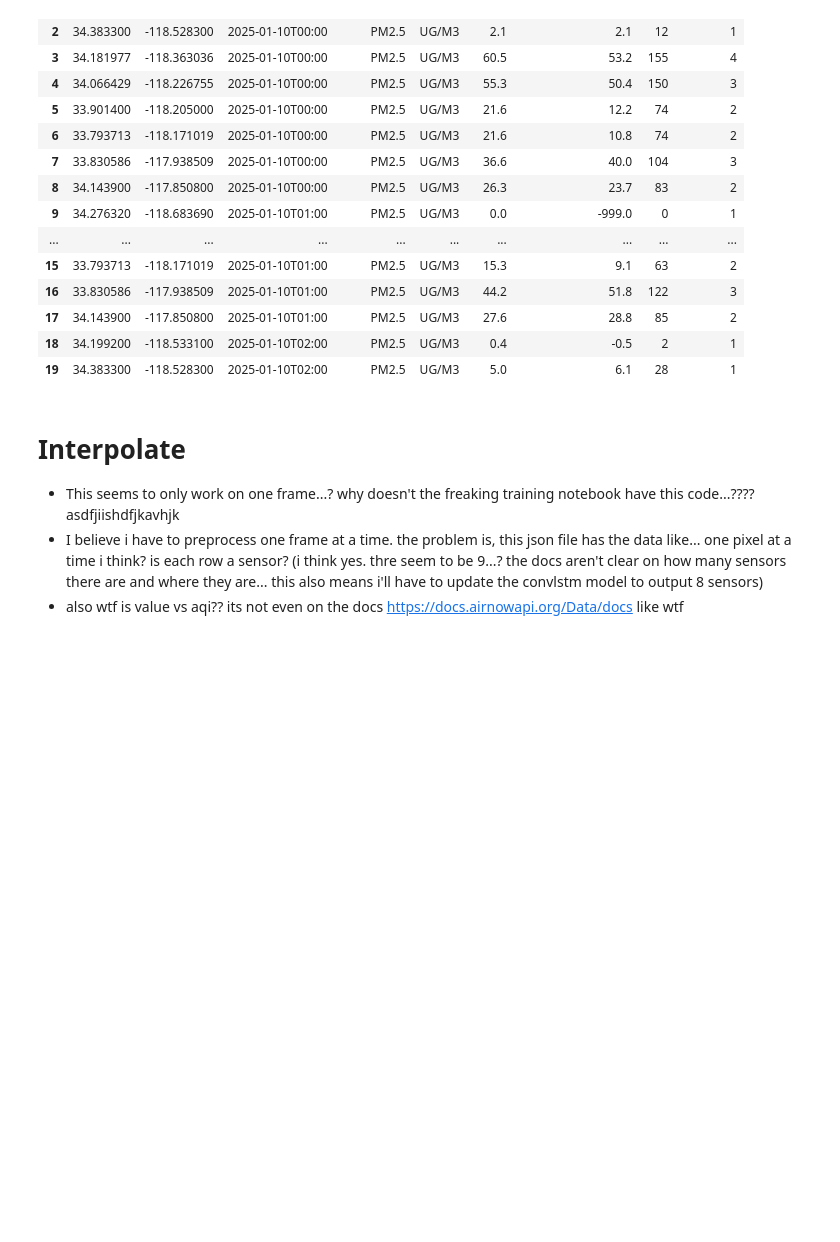
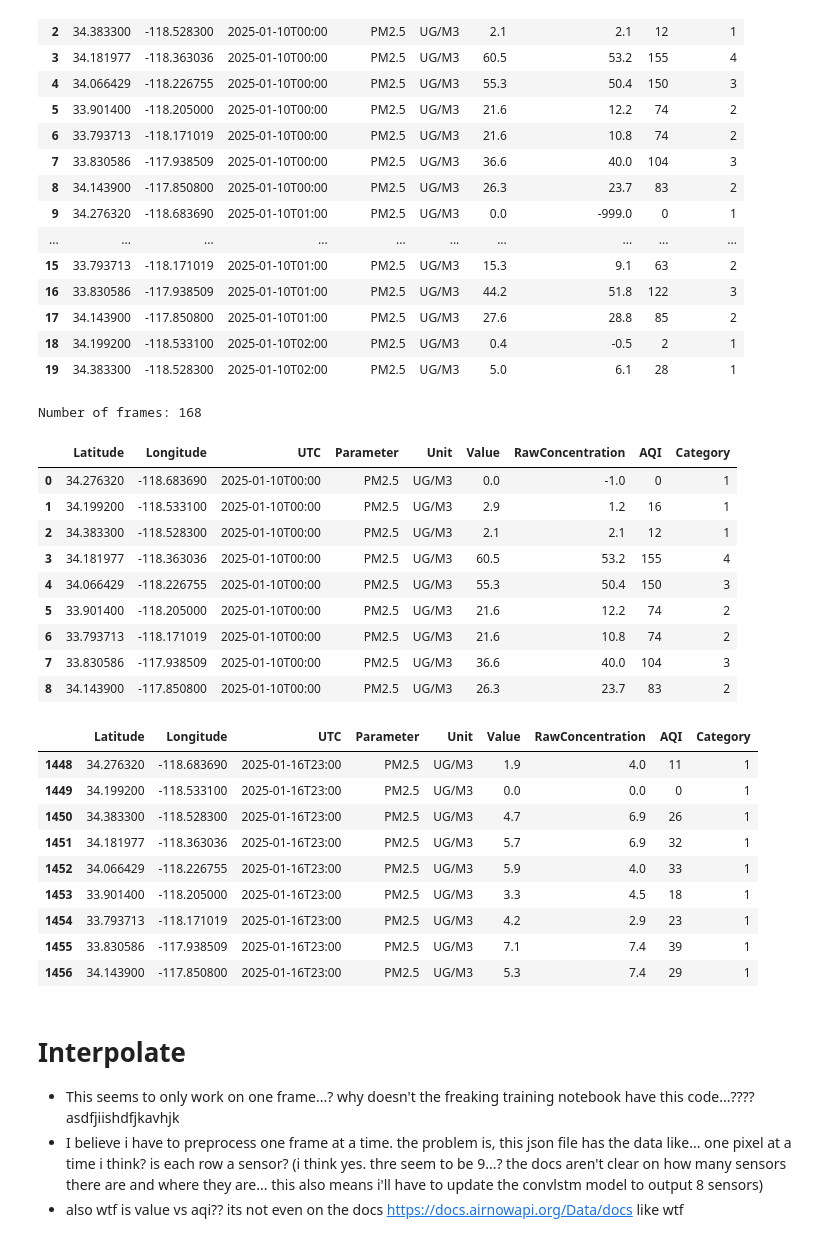
Before and after one commit to matthewgraca/hrrr-smoke-viz, a Jupyter notebook: data/airnow_data_pipeline.ipynb, the cells around one changed output. Cells and saved outputs as stored; diff of their text form; code cells hidden in the pictures; blank space fills up the shorter version.

```diff
--- a/data/airnow_data_pipeline.ipynb
+++ b/data/airnow_data_pipeline.ipynb
@@ -80,6 +80,34 @@ airnow_df[0:20]
 | 17 | 34.143900 | -117.850800 | 2025-01-10T01:00 | PM2.5 | UG/M3 | 27.6 | 28.8 | 85 | 2 |
 | 18 | 34.199200 | -118.533100 | 2025-01-10T02:00 | PM2.5 | UG/M3 | 0.4 | -0.5 | 2 | 1 |
 | 19 | 34.383300 | -118.528300 | 2025-01-10T02:00 | PM2.5 | UG/M3 | 5.0 | 6.1 | 28 | 1 |
+# %%
+# split data by time; every element is a single frame, of 9 stations
+list_df = [group for name, group in airnow_df.groupby('UTC')]
+print(f"Number of frames: {len(list_df)}")
+display(list_df[0])
+display(list_df[-1])
+# %% [output]
+Number of frames: 168
+|  | Latitude | Longitude | UTC | Parameter | Unit | Value | RawConcentration | AQI | Category |
+| 0 | 34.276320 | -118.683690 | 2025-01-10T00:00 | PM2.5 | UG/M3 | 0.0 | -1.0 | 0 | 1 |
+| 1 | 34.199200 | -118.533100 | 2025-01-10T00:00 | PM2.5 | UG/M3 | 2.9 | 1.2 | 16 | 1 |
+| 2 | 34.383300 | -118.528300 | 2025-01-10T00:00 | PM2.5 | UG/M3 | 2.1 | 2.1 | 12 | 1 |
+| 3 | 34.181977 | -118.363036 | 2025-01-10T00:00 | PM2.5 | UG/M3 | 60.5 | 53.2 | 155 | 4 |
+| 4 | 34.066429 | -118.226755 | 2025-01-10T00:00 | PM2.5 | UG/M3 | 55.3 | 50.4 | 150 | 3 |
+| 5 | 33.901400 | -118.205000 | 2025-01-10T00:00 | PM2.5 | UG/M3 | 21.6 | 12.2 | 74 | 2 |
+| 6 | 33.793713 | -118.171019 | 2025-01-10T00:00 | PM2.5 | UG/M3 | 21.6 | 10.8 | 74 | 2 |
+| 7 | 33.830586 | -117.938509 | 2025-01-10T00:00 | PM2.5 | UG/M3 | 36.6 | 40.0 | 104 | 3 |
+| 8 | 34.143900 | -117.850800 | 2025-01-10T00:00 | PM2.5 | UG/M3 | 26.3 | 23.7 | 83 | 2 |
+|  | Latitude | Longitude | UTC | Parameter | Unit | Value | RawConcentration | AQI | Category |
+| 1448 | 34.276320 | -118.683690 | 2025-01-16T23:00 | PM2.5 | UG/M3 | 1.9 | 4.0 | 11 | 1 |
+| 1449 | 34.199200 | -118.533100 | 2025-01-16T23:00 | PM2.5 | UG/M3 | 0.0 | 0.0 | 0 | 1 |
+| 1450 | 34.383300 | -118.528300 | 2025-01-16T23:00 | PM2.5 | UG/M3 | 4.7 | 6.9 | 26 | 1 |
+| 1451 | 34.181977 | -118.363036 | 2025-01-16T23:00 | PM2.5 | UG/M3 | 5.7 | 6.9 | 32 | 1 |
+| 1452 | 34.066429 | -118.226755 | 2025-01-16T23:00 | PM2.5 | UG/M3 | 5.9 | 4.0 | 33 | 1 |
+| 1453 | 33.901400 | -118.205000 | 2025-01-16T23:00 | PM2.5 | UG/M3 | 3.3 | 4.5 | 18 | 1 |
+| 1454 | 33.793713 | -118.171019 | 2025-01-16T23:00 | PM2.5 | UG/M3 | 4.2 | 2.9 | 23 | 1 |
+| 1455 | 33.830586 | -117.938509 | 2025-01-16T23:00 | PM2.5 | UG/M3 | 7.1 | 7.4 | 39 | 1 |
+| 1456 | 34.143900 | -117.850800 | 2025-01-16T23:00 | PM2.5 | UG/M3 | 5.3 | 7.4 | 29 | 1 |
 # %% [markdown]
 # Interpolate
 - This seems to only work on one frame...? why doesn't the freaking training notebook have this code...????asdfjiishdfjkavhjk
```
Also changed, not shown: parts of 5 cells of this notebook.
